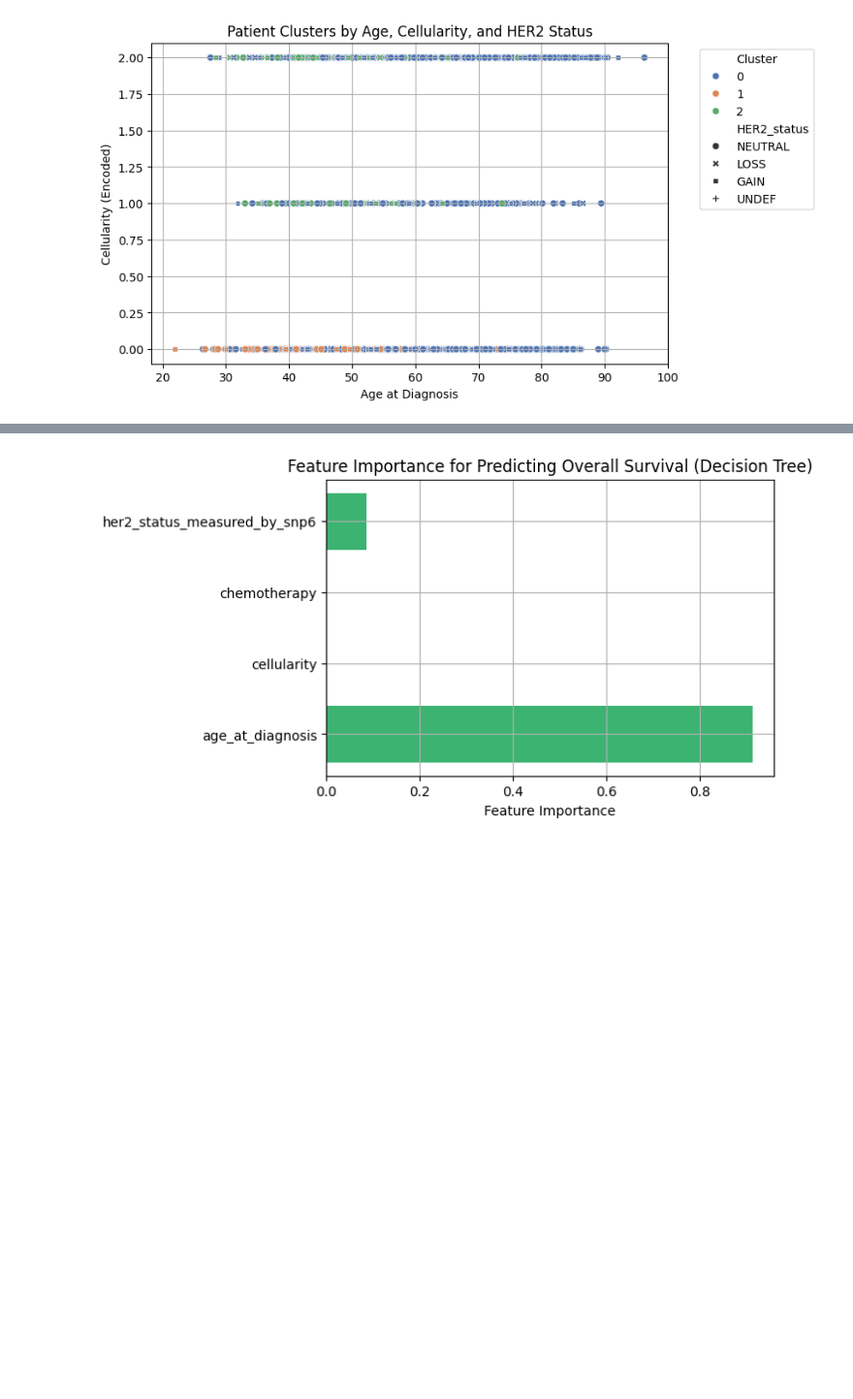
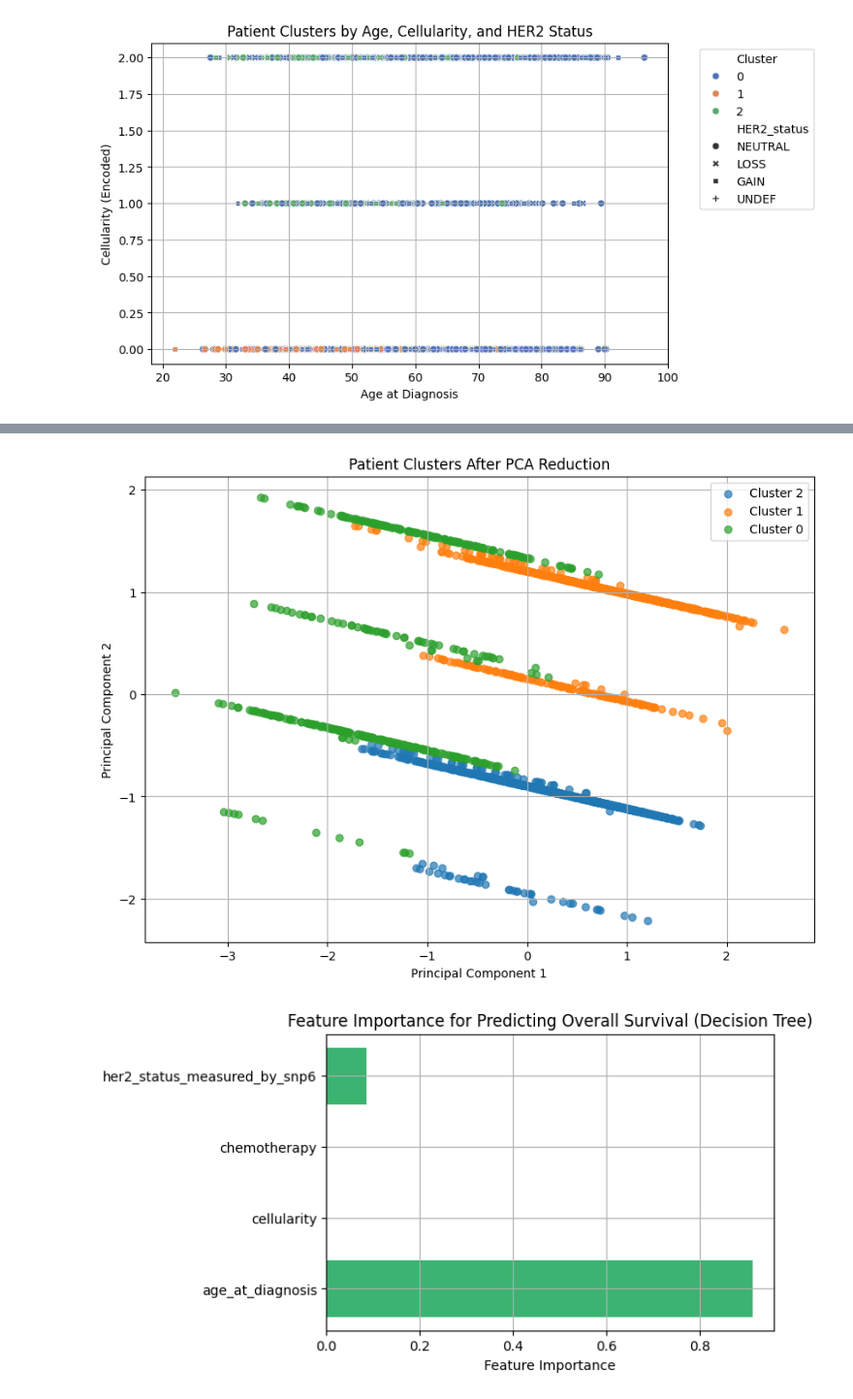
Before and after one commit to yiminy808/BE-447-Yimin-Maybelle, a Jupyter notebook: Checkin3_age_vs_survival.ipynb, the cells around one changed output, grey strips where cells are left out. Shown at 97% size. Drawn from its saved outputs; the diff is of its cells as text; code cells hidden in the pictures; blank space fills up the shorter version.

```diff
--- a/Checkin3_age_vs_survival.ipynb
+++ b/Checkin3_age_vs_survival.ipynb
@@ -162,3 +177,52 @@ plt.show()
+# %%
+import pandas as pd
+import matplotlib.pyplot as plt
+from sklearn.preprocessing import StandardScaler
+from sklearn.decomposition import PCA
+from sklearn.cluster import KMeans
+
+# Load the dataset
+df = pd.read_csv('METABRIC_RNA_Mutation 2.csv')  # Adjust path if needed
+
+# Select and copy relevant features
+features = ['age_at_diagnosis', 'cellularity', 'her2_status_measured_by_snp6']
+X = df[features].copy()
+
+# Convert categorical variables to numeric
+X.loc[:, 'cellularity'] = X['cellularity'].astype('category').cat.codes
+X.loc[:, 'her2_status_measured_by_snp6'] = X['her2_status_measured_by_snp6'].astype('category').cat.codes
+
+# Standardize
+scaler = StandardScaler()
+X_scaled = scaler.fit_transform(X)
+
+# Perform KMeans clustering
+kmeans = KMeans(n_clusters=3, random_state=42)
+df['Cluster'] = kmeans.fit_predict(X_scaled)  # Add cluster labels to original df
+
+# Apply PCA
+pca = PCA(n_components=2)
+principal_components = pca.fit_transform(X_scaled)
+
+# Create PCA plot DataFrame
+pca_df = pd.DataFrame(data=principal_components, columns=['PC1', 'PC2'])
+pca_df['Cluster'] = df['Cluster']
+pca_df['HER2_status'] = df['her2_status_measured_by_snp6']
+
+# Plot
+plt.figure(figsize=(10, 7))
+for cluster_label in pca_df['Cluster'].unique():
+    subset = pca_df[pca_df['Cluster'] == cluster_label]
+    plt.scatter(subset['PC1'], subset['PC2'], label=f'Cluster {cluster_label}', alpha=0.7)
+
+plt.title('Patient Clusters After PCA Reduction')
+plt.xlabel('Principal Component 1')
+plt.ylabel('Principal Component 2')
+plt.legend()
+plt.grid(True)
+plt.show()
+# %% [output]
+[figure, added]
 # %%
 # Select features (include numeric and encoded categorical)
 features = ['age_at_diagnosis', 'cellularity', 'chemotherapy', 'her2_status_measured_by_snp6']
```
Also changed, not shown: parts of 2 cells of this notebook.
